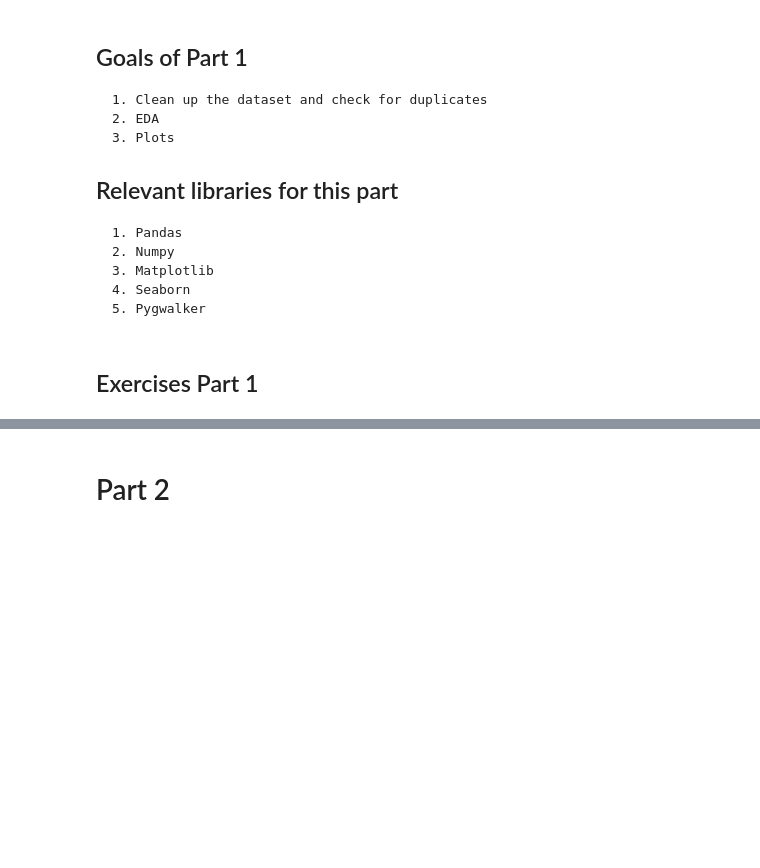
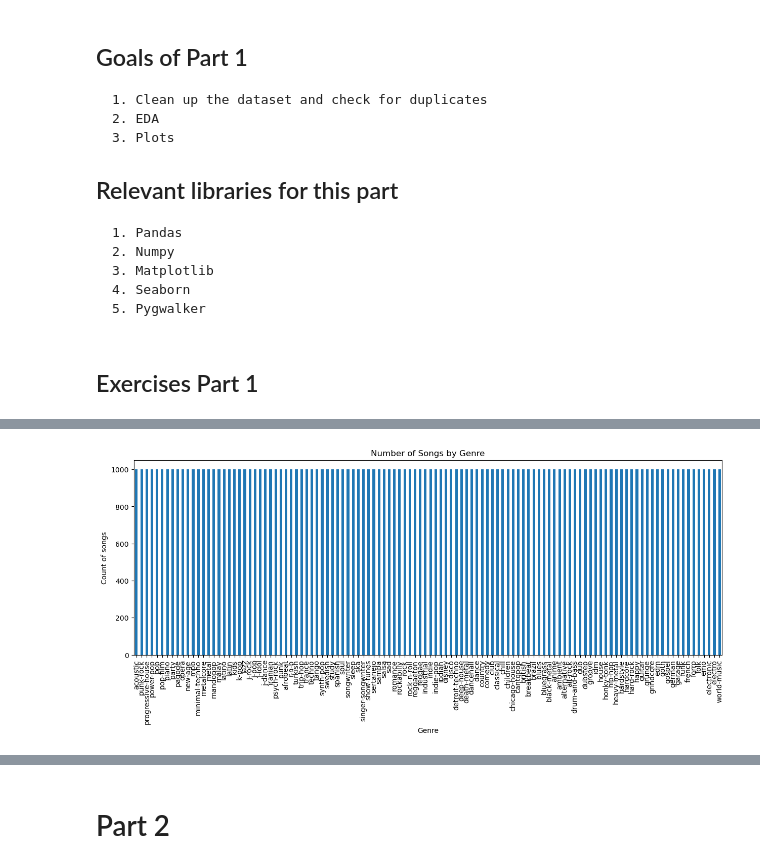
Before and after one commit to tobiasmj97/M1_assignment_recommender-app_group_5, a Jupyter notebook: M1_Assignement_UML.ipynb, the cells around one changed output, grey strips where cells are left out. Drawn from its saved outputs; the diff is of its cells as text; code cells hidden in the pictures; blank space fills up the shorter version.

```diff
--- a/M1_Assignement_UML.ipynb
+++ b/M1_Assignement_UML.ipynb
@@ -119,17 +301,19 @@ print(top_20_genres)
 # %%
 # Visualize the number of songs by genre. Which are the most common genres?
 # There is 1000 song in each genre so all genres are equally represented in the dataset.
 genre_counts = df['track_genre'].value_counts()
 
 plt.figure(figsize=(15, 5))
 genre_counts.plot(kind='bar')
 
 plt.title('Number of Songs by Genre')
 plt.xlabel('Genre')
-plt.ylabel('Count')
-plt.xticks(rotation=90)
+plt.ylabel('Count of songs')
+plt.xticks(rotation=90) # Here we have rotated the x-axis labels for better readability
 
 plt.show()
+# %% [output]
+[figure, added]
 # %%
 # Rank genres by the average popularity of their songs. Which genres tend to have more popular songs?
 popularity = df.groupby('track_genre')['popularity'].mean().sort_values(ascending=False)
```
Also changed, not shown: parts of 64 cells of this notebook.
